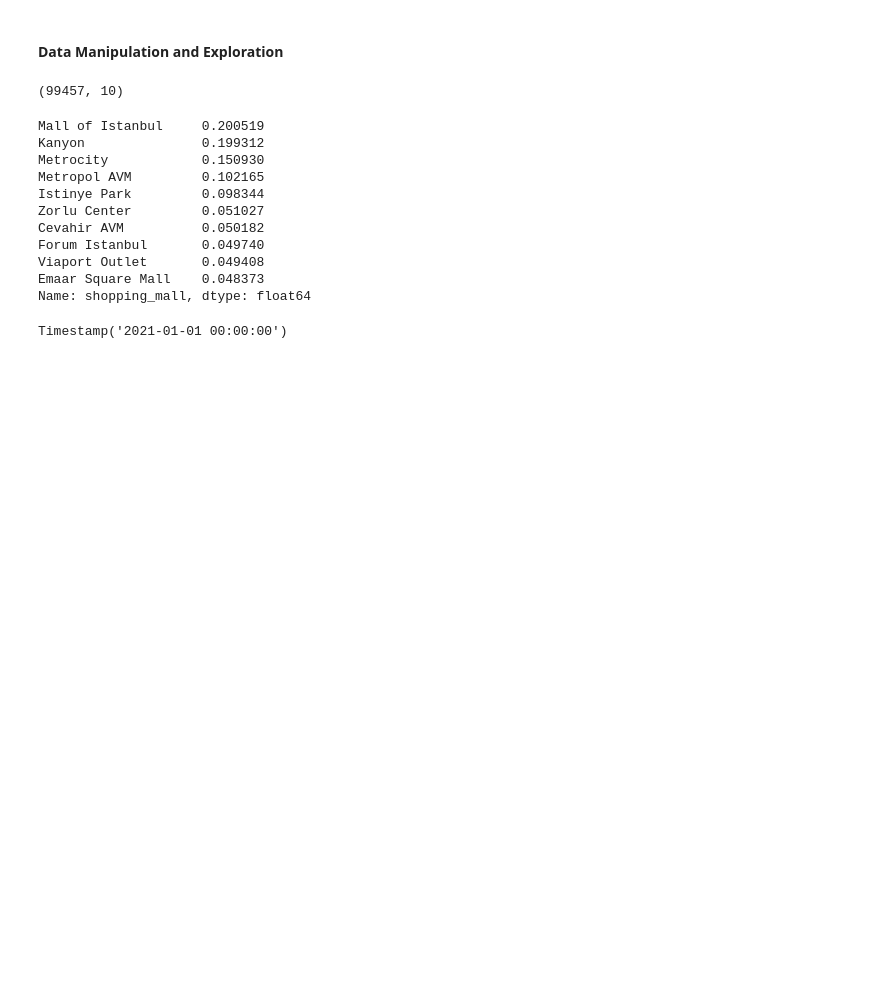
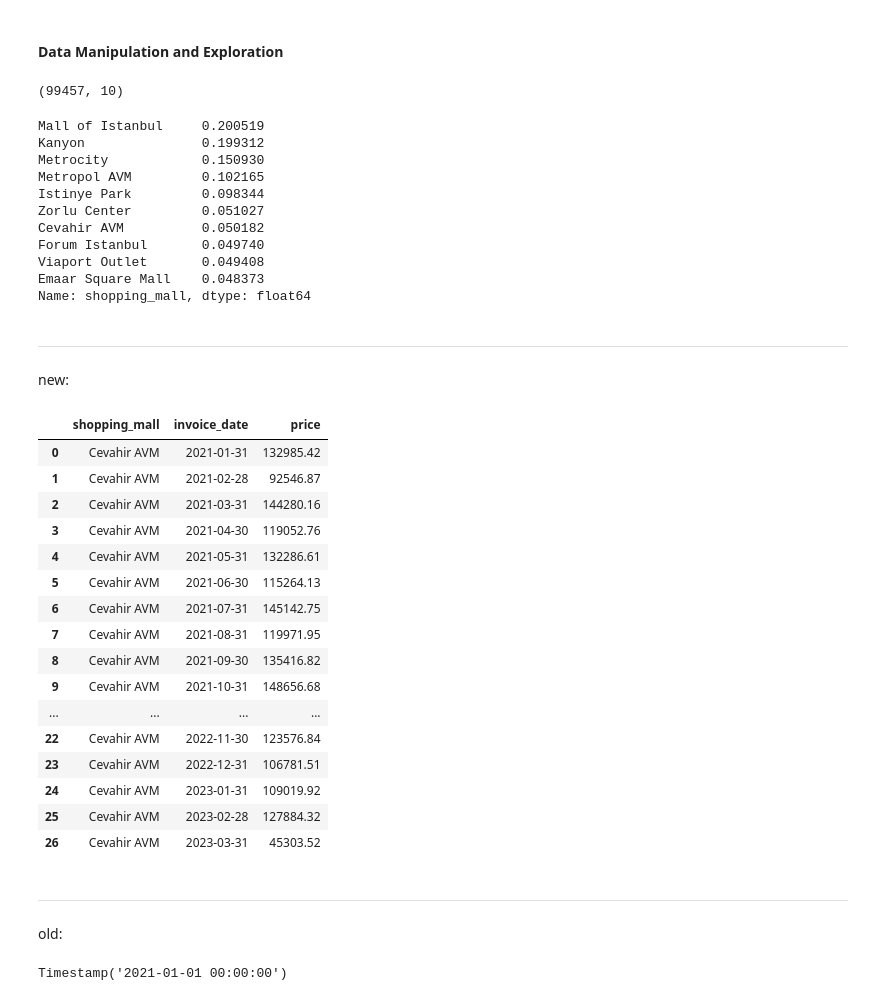
Before and after one commit to ran0027/customer_segmentation__kaggle, a Jupyter notebook: notebook.ipynb, the cells around one changed output. Drawn from its saved outputs; the diff is of its cells as text; code cells hidden in the pictures; blank space fills up the shorter version.

```diff
--- a/notebook.ipynb
+++ b/notebook.ipynb
@@ -62,3 +77,31 @@ data['invoice_date'] = pd.to_datetime(raw.invoice_date)
+# %% [markdown]
+---
+new:
+# %%
+monthly_by_mall = data.groupby('shopping_mall').resample('M', on='invoice_date').sum()['price']
+# %%
+monthly_by_mall.reset_index().loc[monthly_by_mall.reset_index().shopping_mall == 'Cevahir AVM']
+# %% [output]
+|  | shopping_mall | invoice_date | price |
+| 0 | Cevahir AVM | 2021-01-31 | 132985.42 |
+| 1 | Cevahir AVM | 2021-02-28 | 92546.87 |
+| 2 | Cevahir AVM | 2021-03-31 | 144280.16 |
+| 3 | Cevahir AVM | 2021-04-30 | 119052.76 |
+| 4 | Cevahir AVM | 2021-05-31 | 132286.61 |
+| 5 | Cevahir AVM | 2021-06-30 | 115264.13 |
+| 6 | Cevahir AVM | 2021-07-31 | 145142.75 |
+| 7 | Cevahir AVM | 2021-08-31 | 119971.95 |
+| 8 | Cevahir AVM | 2021-09-30 | 135416.82 |
+| 9 | Cevahir AVM | 2021-10-31 | 148656.68 |
+| ... | ... | ... | ... |
+| 22 | Cevahir AVM | 2022-11-30 | 123576.84 |
+| 23 | Cevahir AVM | 2022-12-31 | 106781.51 |
+| 24 | Cevahir AVM | 2023-01-31 | 109019.92 |
+| 25 | Cevahir AVM | 2023-02-28 | 127884.32 |
+| 26 | Cevahir AVM | 2023-03-31 | 45303.52 |
+# %% [markdown]
+---
+old:
 # %%
 data.invoice_date.min()
 # %% [output]
```
Also changed, not shown: parts of 19 cells of this notebook.
